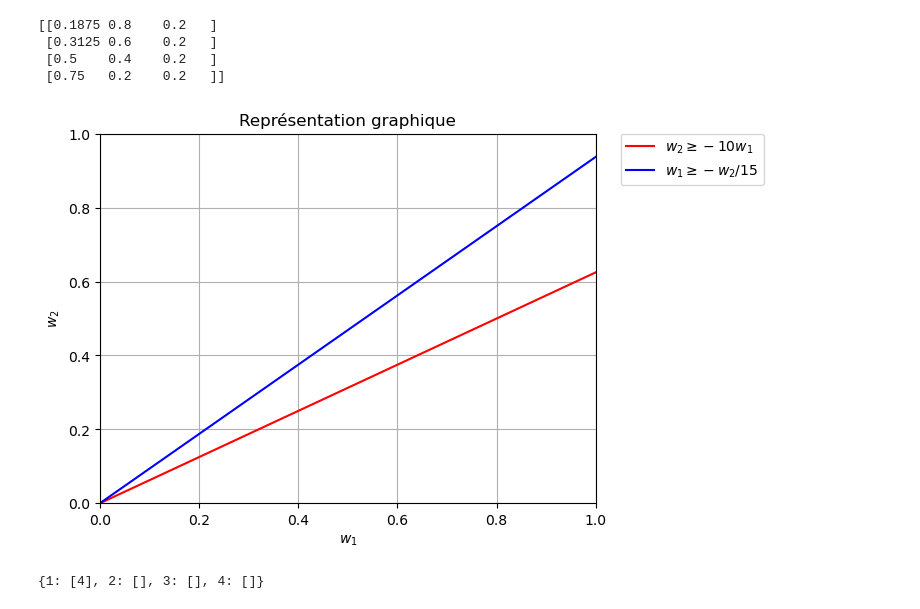
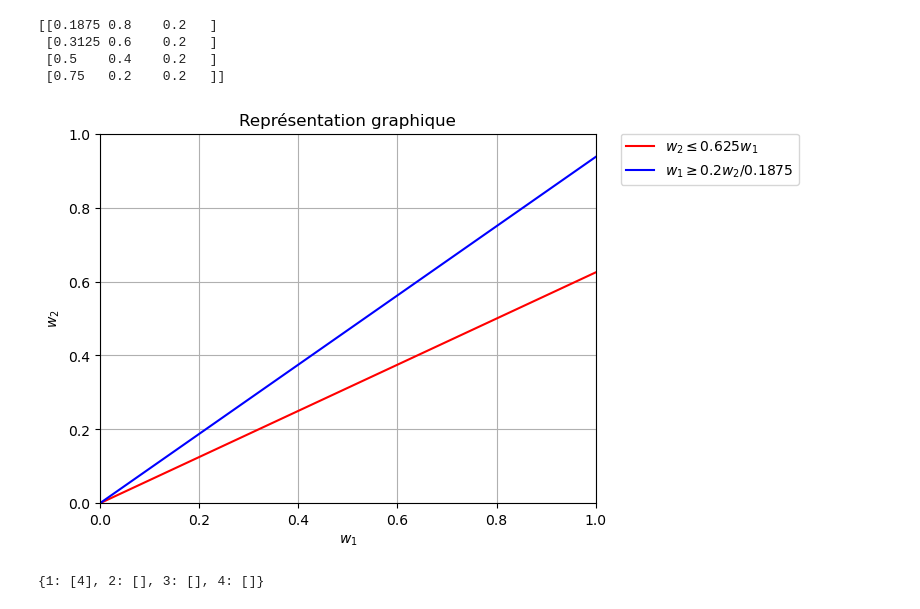
Before and after one commit to BASLER-Tristan/LinearProgram, a Jupyter notebook: SDP_Preferences_Toy.ipynb, the cells around one changed output. Saved outputs shown, nothing was run; the diff lists cells and outputs as text; code cells hidden in the pictures.

```diff
--- a/SDP_Preferences_Toy.ipynb
+++ b/SDP_Preferences_Toy.ipynb
@@ -69,56 +73,35 @@ print(not_dominated_solutions_normalize)
 # %%
 # -- Construction des droites associées aux contraintes --
 w1 = np.linspace(0, 1, 100)
-#w2 = np.linspace(0, 1, 100)
+
 # poids
-# plt.plot(w1,1-w1,'grey',lw='1')
 # (C1) : le planning 1 est au moins aussi attractif que le planning 2
 w2_C1 = 0.625*w1
 # (C2) : le planning 2 est au moins aussi attractif que le planning 3
 w2_C2 = 0.9375*w1
-# (C3) : le planning 3 est au moins aussi attractif que le planning 4
-#w2_C3 = -20*w1
 
 
 
 # -- Dessin des droites associées aux contraintes --
-plt.plot(w1, w2_C1, 'r', label = '$w_2 \geq -10 w_1$')
-plt.plot(w1, w2_C2, 'b', label = '$w_1 \geq  -w_2/15$')
-#plt.plot(w1, w2_C3, 'g', label = '$w_2 \geq -20 w_1$')
-
-'''
-# aucune des 3 dimensions ne peut contribuer de plus de la moitié de l’évaluation globale
-plt.axvline(x=0.5, color='y', label='$w_1 \leq 0.5$')
-w2_bound = 0.5 + 0*w1
-plt.plot(w1, w2_bound, label='$w_2 \leq 0.5$')
-w3_bound = -w1 + 0.5
-plt.plot(w1, w3_bound, 'orange', label = "$w_2 \geq -w_1 + 0.5$")
+plt.plot(w1, w2_C1, 'r', label = '$w_2 \leq 0.625 w_1$')
+plt.plot(w1, w2_C2, 'b', label = '$w_1 \geq  0.2w_2/0.1875$')
 
 
-
-
-# -- Dessin de la région des solutions réalisables --
-limitsup = np.minimum(w2_C2, w2_C3)
-limitsup2 = np.minimum(limitsup, w2_bound)
-limitinf = np.maximum(w3_bound, w2_C1)
-plt.fill_between(w1, limitsup2, limitinf, where = (w2_C2 > w3_bound) & (w2_C1 < w2_C3), color = 'grey', alpha = 0.5, label = "$\mathcal{D}$")
-
-'''
 
 # -- Définition des paramètres du graphique --
 plt.grid()
 plt.xlim((0, 1))
 plt.ylim((0, 1))
 plt.xlabel('$w_1$')
 plt.ylabel('$w_2$')
 plt.legend(bbox_to_anchor = (1.05, 1), loc = 2, borderaxespad = 0.)
 plt.title('Représentation graphique')
 
 
 # -- Affichage du graphique --
 plt.show()
 # %% [output]
-[figure, old version]
+[figure, new version]
 # %%
 # dim : int
 dim = 3
```
Also changed, not shown: parts of 2 cells of this notebook.
